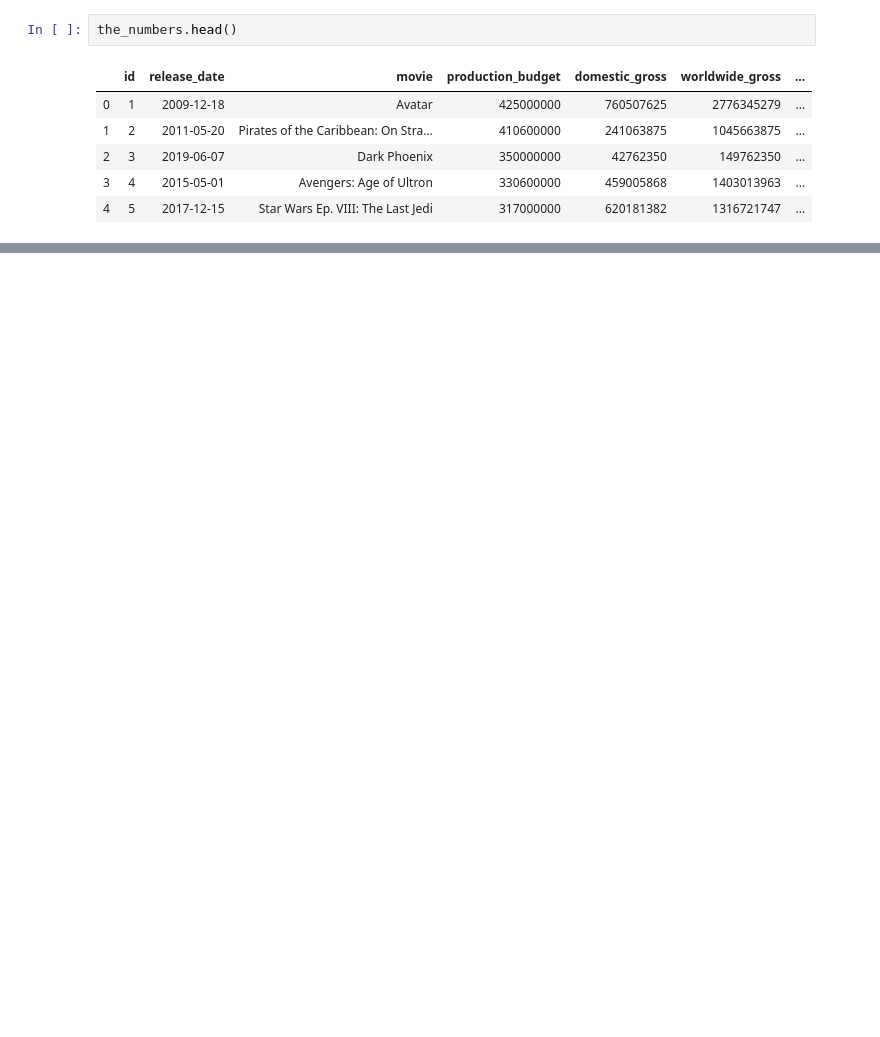
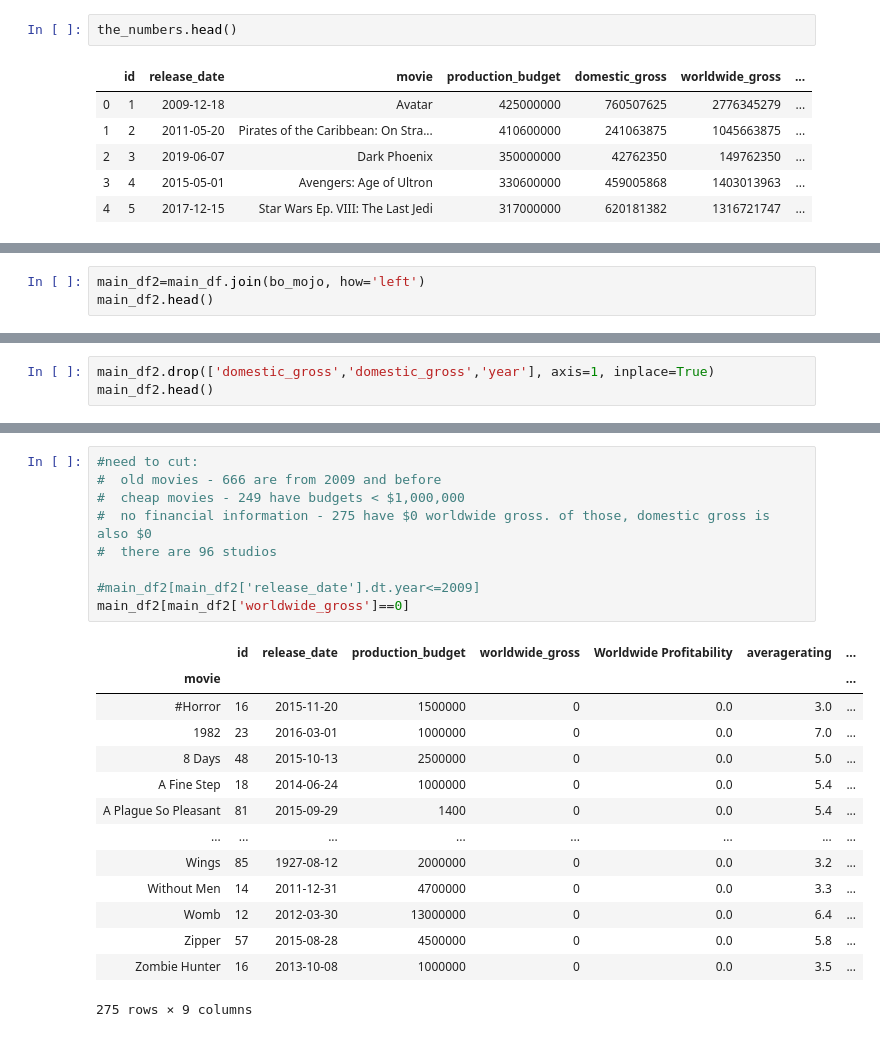
Before and after one commit to sydroth/sydirv, a Jupyter notebook: Irv_EDA.ipynb, the cells around one changed output, grey strips where cells are left out. Cells and saved outputs as stored; diff of their text form; blank space fills up the shorter version.

```diff
--- a/Irv_EDA.ipynb
+++ b/Irv_EDA.ipynb
@@ -317,0 +659,3 @@ joined_df.head(60)
+# %%
+main_df2=main_df.join(bo_mojo, how='left')
+main_df2.head()
@@ -317,0 +670,3 @@ joined_df.head(60)
+# %%
+main_df2.drop(['domestic_gross','domestic_gross','year'], axis=1, inplace=True)
+main_df2.head()
@@ -317,0 +710,24 @@ joined_df.head(60)
+# %%
+#need to cut:
+#  old movies - 666 are from 2009 and before
+#  cheap movies - 249 have budgets < $1,000,000
+#  no financial information - 275 have $0 worldwide gross. of those, domestic gross is also $0
+#  there are 96 studios
+
+#main_df2[main_df2['release_date'].dt.year<=2009]
+main_df2[main_df2['worldwide_gross']==0]
+# %% [output]
+|  | id | release_date | production_budget | worldwide_gross | Worldwide Profitability | averagerating | ... |
+| movie |  |  |  |  |  |  | ... |
+| #Horror | 16 | 2015-11-20 | 1500000 | 0 | 0.0 | 3.0 | ... |
+| 1982 | 23 | 2016-03-01 | 1000000 | 0 | 0.0 | 7.0 | ... |
+| 8 Days | 48 | 2015-10-13 | 2500000 | 0 | 0.0 | 5.0 | ... |
+| A Fine Step | 18 | 2014-06-24 | 1000000 | 0 | 0.0 | 5.4 | ... |
+| A Plague So Pleasant | 81 | 2015-09-29 | 1400 | 0 | 0.0 | 5.4 | ... |
+| ... | ... | ... | ... | ... | ... | ... | ... |
+| Wings | 85 | 1927-08-12 | 2000000 | 0 | 0.0 | 3.2 | ... |
+| Without Men | 14 | 2011-12-31 | 4700000 | 0 | 0.0 | 3.3 | ... |
+| Womb | 12 | 2012-03-30 | 13000000 | 0 | 0.0 | 6.4 | ... |
+| Zipper | 57 | 2015-08-28 | 4500000 | 0 | 0.0 | 5.8 | ... |
+| Zombie Hunter | 16 | 2013-10-08 | 1000000 | 0 | 0.0 | 3.5 | ... |
+275 rows × 9 columns
```
Also changed, not shown: parts of 45 cells of this notebook, 6 other files.
